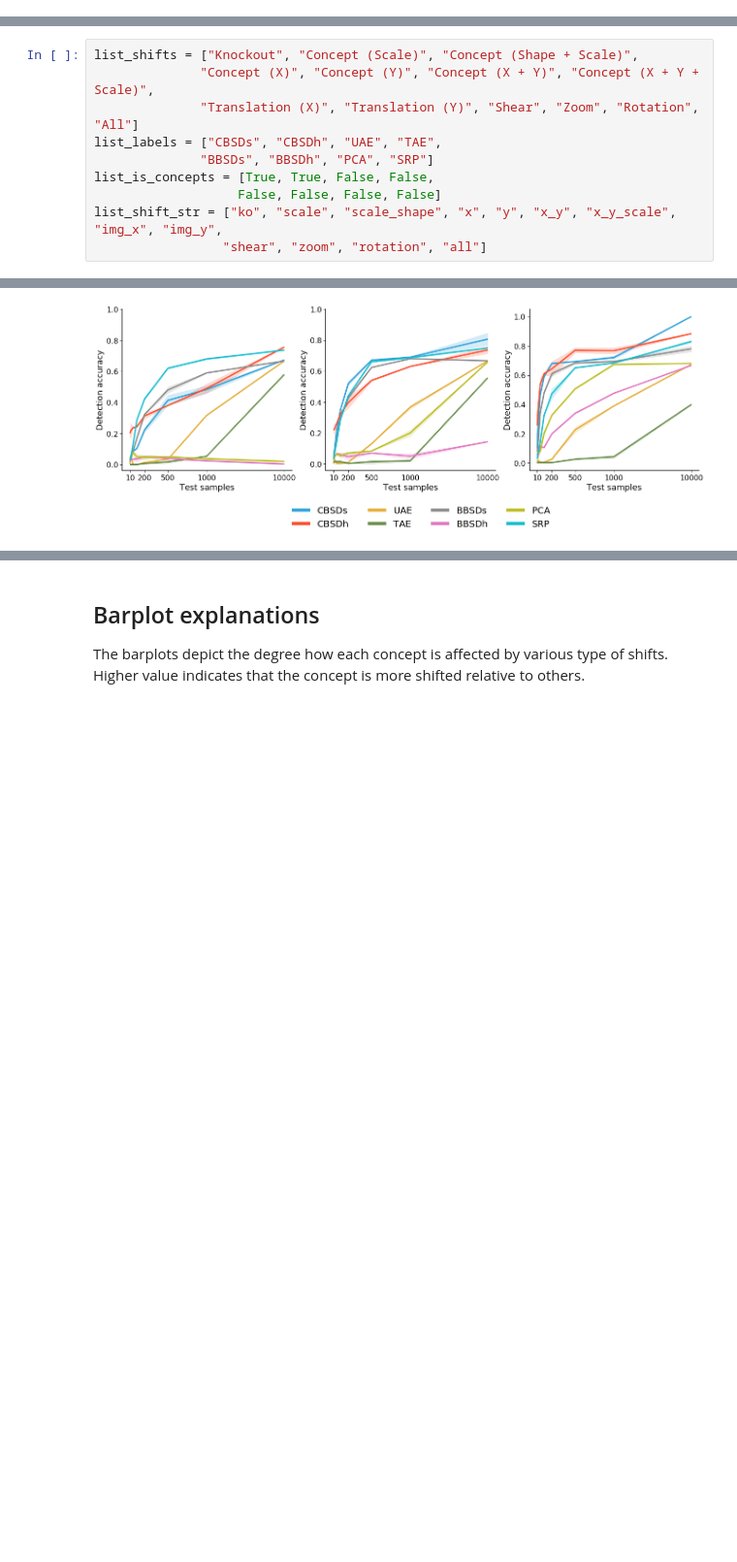
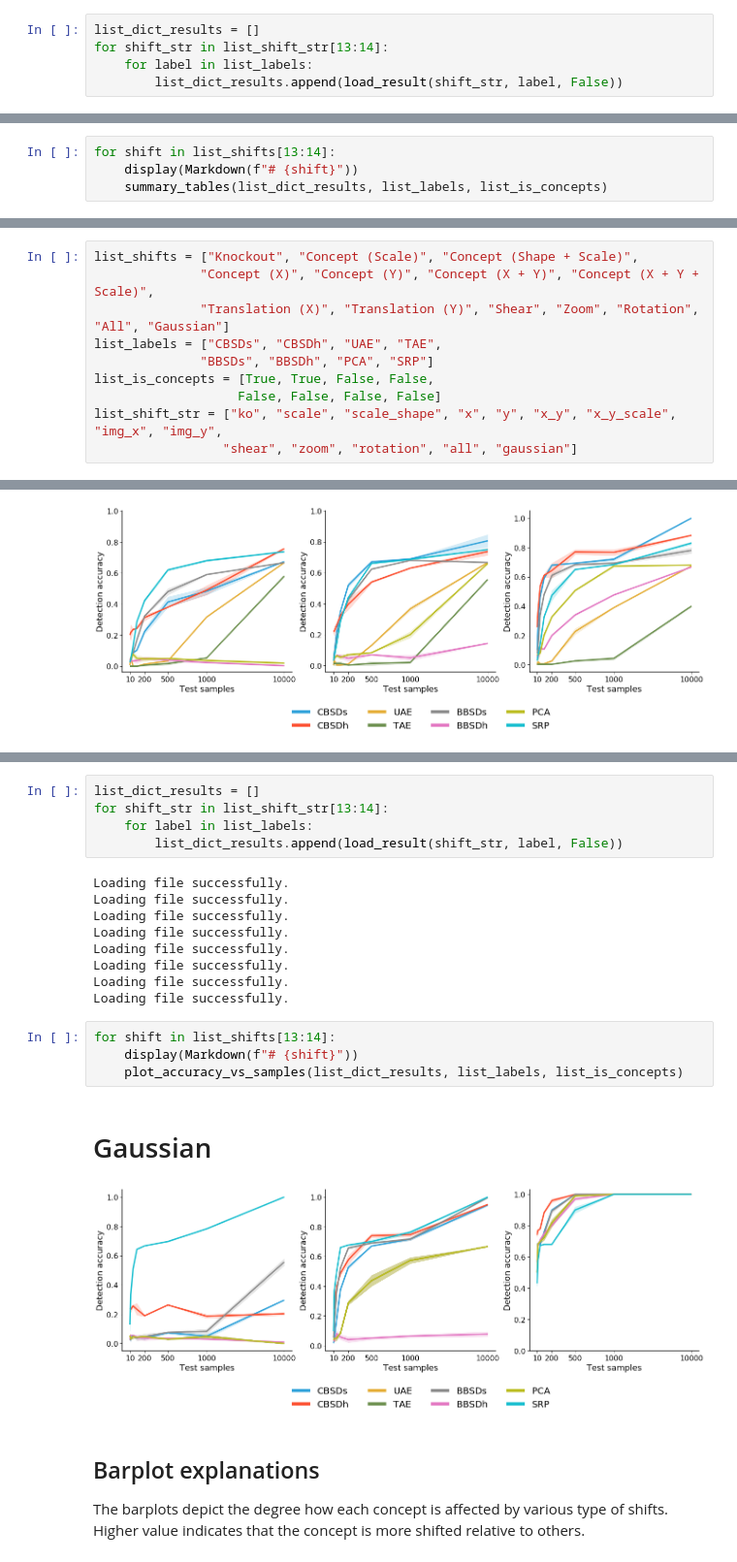
Before and after one commit to maleakhiw/explaining-dataset-shifts, a Jupyter notebook: experiments/dSprites/label_classifier_results_task1.ipynb, the cells around one changed output, grey strips where cells are left out. Shown at 97% size. Cells and saved outputs as stored; diff of their text form; blank space fills up the shorter version.

Commit message:
finish adding gaussial results visualisation

```diff
--- a/experiments/dSprites/label_classifier_results_task1.ipynb
+++ b/experiments/dSprites/label_classifier_results_task1.ipynb
@@ -307,0 +310,5 @@ for shift in list_shifts[10:13]:
+# %%
+list_dict_results = []
+for shift_str in list_shift_str[13:14]:
+    for label in list_labels:
+        list_dict_results.append(load_result(shift_str, label, False))
@@ -307,0 +324,4 @@ for shift in list_shifts[10:13]:
+# %%
+for shift in list_shifts[13:14]:
+    display(Markdown(f"# {shift}"))
+    summary_tables(list_dict_results, list_labels, list_is_concepts)
@@ -312,13 +358,13 @@ The figures plot how detection accuracy changes over different test (real-world)
 # %%
 list_shifts = ["Knockout", "Concept (Scale)", "Concept (Shape + Scale)",
               "Concept (X)", "Concept (Y)", "Concept (X + Y)", "Concept (X + Y + Scale)",
-              "Translation (X)", "Translation (Y)", "Shear", "Zoom", "Rotation", "All"]
+              "Translation (X)", "Translation (Y)", "Shear", "Zoom", "Rotation", "All", "Gaussian"]
 list_labels = ["CBSDs", "CBSDh", "UAE", "TAE",
               "BBSDs", "BBSDh", "PCA", "SRP"]
 list_is_concepts = [True, True, False, False,
                    False, False, False, False]
 list_shift_str = ["ko", "scale", "scale_shape", "x", "y", "x_y", "x_y_scale", "img_x", "img_y",
-                 "shear", "zoom", "rotation", "all"]
+                 "shear", "zoom", "rotation", "all", "gaussian"]
 # %% [markdown]
 ### Knockout shift
 # %%
@@ -501,3 +549,24 @@ for shift in list_shifts[10:13]:
+# %%
+list_dict_results = []
+for shift_str in list_shift_str[13:14]:
+    for label in list_labels:
+        list_dict_results.append(load_result(shift_str, label, False))
+# %% [output]
+Loading file successfully.
+Loading file successfully.
+Loading file successfully.
+Loading file successfully.
+Loading file successfully.
+Loading file successfully.
+Loading file successfully.
+Loading file successfully.
+# %%
+for shift in list_shifts[13:14]:
+    display(Markdown(f"# {shift}"))
+    plot_accuracy_vs_samples(list_dict_results, list_labels, list_is_concepts)
+# %% [output]
+# Gaussian
+[figure, added]
 # %% [markdown]
 ## Barplot explanations
 
```
Also changed, not shown: parts of 7 cells of this notebook, 5 other files.
